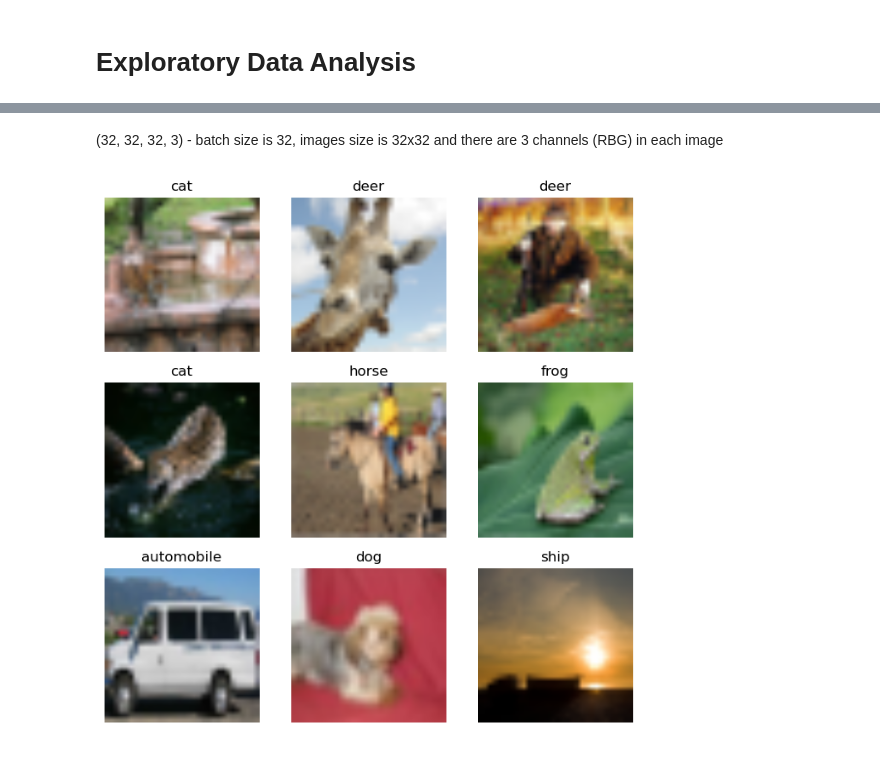
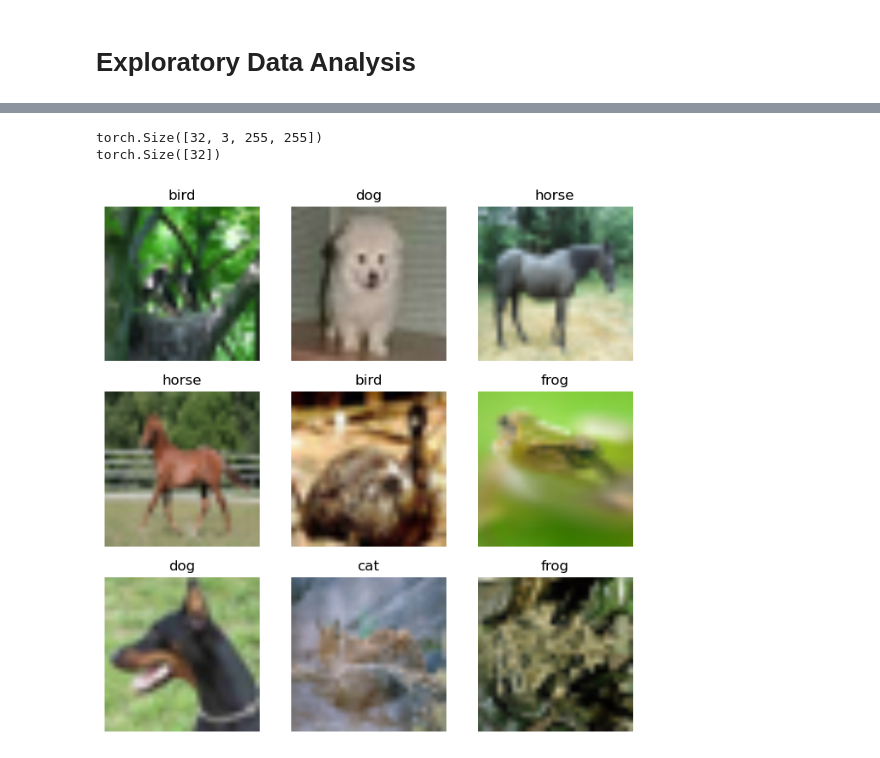
Before and after one commit to nadias03/image-classification-with-CNNs, a Jupyter notebook: notebooks/eda.ipynb, the cells around one changed output, grey strips where cells are left out. Cells and saved outputs as stored; diff of their text form; code cells hidden in the pictures.

```diff
--- a/notebooks/eda.ipynb
+++ b/notebooks/eda.ipynb
@@ -88,2 +24,5 @@ X_train_batch.shape, y_train_batch.shape
-# %% [markdown]
-(32, 32, 32, 3) - batch size is 32, images size is 32x32 and there are 3 channels (RBG) in each image
+# %%
+transform = transforms.Compose([
+    transforms.Resize(255),
+    transforms.ToTensor(),
+])
@@ -90,13 +44,40 @@ X_train_batch.shape, y_train_batch.shape
+# %%
+train_loader = torch.utils.data.DataLoader(
+    dataset=train_ds,
+    batch_size=BATCH_SIZE,
+    shuffle=True,
+)
+
+valid_loader = torch.utils.data.DataLoader(
+    dataset=valid_ds,
+    batch_size=BATCH_SIZE,
+    shuffle=True,
+)
+
+test_loader = torch.utils.data.DataLoader(
+    dataset=test_ds,
+    batch_size=BATCH_SIZE,
+    shuffle=True,
+)
+# %%
+images, labels = next(iter(train_loader))
+print(images.shape)
+print(labels.shape)
+# %% [output]
+torch.Size([32, 3, 255, 255])
+torch.Size([32])
 # %%
-X_train_batch, y_train_batch = next(iter(train_ds))
-idx = np.random.choice(len(X_train_batch), size=9, replace=False)
+indexes = np.random.choice(len(images), size=9, replace=False)
+class_names = train_ds.classes
 
-plt.figure(figsize=(8,8))
-for j, i in enumerate(idx):
-    plt.subplot(3,3,j+1)
-    plt.imshow(X[i].numpy().astype("uint8"), interpolation="bilinear")
-    plt.title(class_names[int(y[i])])
+plt.figure(figsize=(8, 8))
+for i, idx in enumerate(indexes):
+    plt.subplot(3, 3, i+1)
+    img = images[idx].permute(1, 2, 0)
+    plt.imshow(img)
+    plt.title(class_names[labels[idx]])
     plt.axis("off")
+
 plt.show()
 # %% [output]
-[figure, old version]
+[figure, new version]
```
Also changed, not shown: parts of 6 cells of this notebook.
